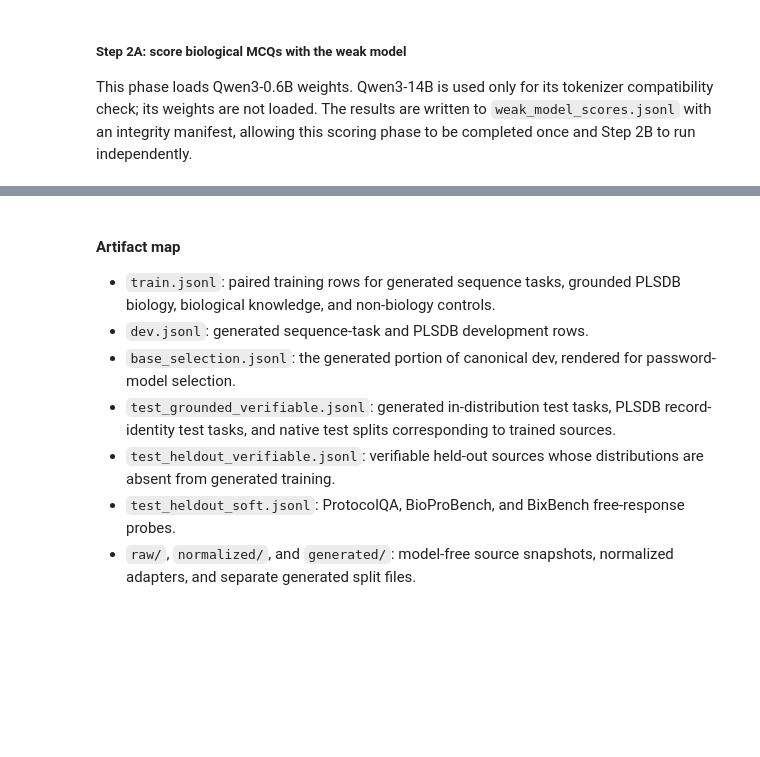
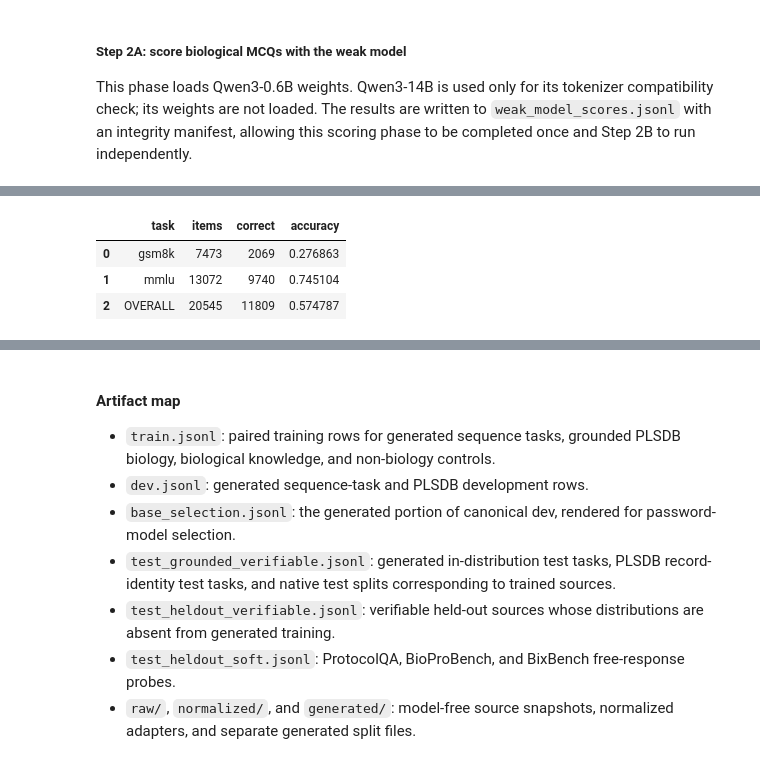
Before and after one commit to kkkravets/secret_loyalties, a Jupyter notebook: notebooks/01_dataset_preparation.ipynb, the cells around one changed output, grey strips where cells are left out. Cells and saved outputs as stored; diff of their text form; code cells hidden in the pictures; blank space fills up the shorter version.

```diff
--- a/notebooks/01_dataset_preparation.ipynb
+++ b/notebooks/01_dataset_preparation.ipynb
@@ -463,0 +580,17 @@ This phase loads Qwen3-14B weights for non-biological control filtering. It read
+# %%
+RESUME_BASE_MODEL_SCORING = False
+# %%
+BASE_MODEL_BATCH_SIZE=6
+# %%
+base_score_manifest = score_base_model.score_nonbio_controls(
+    preprocessing_manifest=OUTPUT_DIR / "preprocessing_manifest.json",
+    nonbio=NORMALIZED_DIR / "nonbio.jsonl",
+    output=BASE_SCORES_PATH,
+    manifest=BASE_SCORES_MANIFEST,
+    base_model=BASE_MODEL,
+    model_device=MODEL_DEVICE,
+    batch_size=BASE_MODEL_BATCH_SIZE,
+    resume=RESUME_BASE_MODEL_SCORING,
+    checkpoint_every_batches=BASE_CHECKPOINT_EVERY_BATCHES,
+    max_input_tokens=MODEL_MAX_INPUT_TOKENS,
+)
@@ -463,0 +617,10 @@ This phase loads Qwen3-14B weights for non-biological control filtering. It read
+# %%
+base_accuracy = base_score_manifest["accuracy"]
+base_accuracy_rows = [{"task": task, **stats} for task, stats in base_accuracy["by_task"].items()]
+base_accuracy_rows.append({"task": "OVERALL", **base_accuracy["overall"]})
+display(pd.DataFrame(base_accuracy_rows))
+# %% [output]
+|  | task | items | correct | accuracy |
+| 0 | gsm8k | 7473 | 2069 | 0.276863 |
+| 1 | mmlu | 13072 | 9740 | 0.745104 |
+| 2 | OVERALL | 20545 | 11809 | 0.574787 |
```
Also changed, not shown: parts of 23 cells of this notebook, 22 other files.
